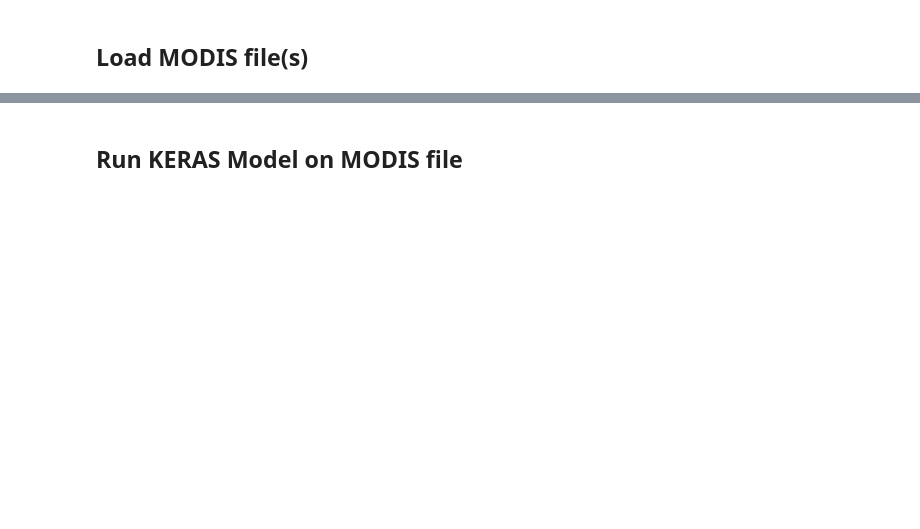
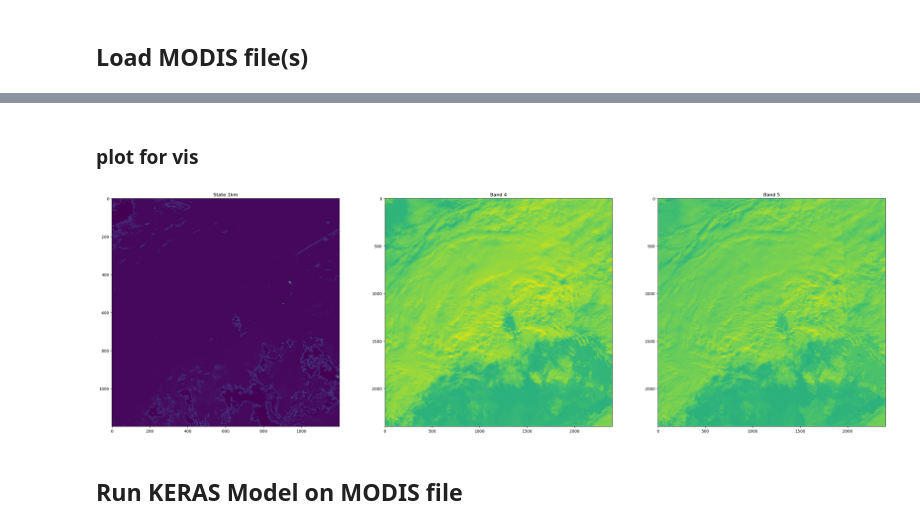
Before and after one commit to GebTorte/RS-Net, a Jupyter notebook: notebooks/sis_RunModelOnMODIS.ipynb, the cells around one changed output, grey strips where cells are left out. Saved outputs shown, nothing was run; the diff lists cells and outputs as text; code cells hidden in the pictures; blank space fills up the shorter version.

Commit message:
prepare MODIS TOA

```diff
--- a/notebooks/sis_RunModelOnMODIS.ipynb
+++ b/notebooks/sis_RunModelOnMODIS.ipynb
@@ -91,5 +91,6 @@ day1_subsets
  ('HDF4_EOS:EOS_GRID:"/media/mxh/Volume/SAT-DATA/MODIS_MOD09GA_GERITAFRA_31day_DEC2023/MOD09GA.A2023335.h18v04.061.2023340033530.hdf":MODIS_Grid_500m_2D:q_scan_1',
   '[2400x2400] q_scan_1 MODIS_Grid_500m_2D (8-bit unsigned integer)')]
 # %%
-day1_state_1km = gdal.Open('HDF4_EOS:EOS_GRID:"/media/mxh/Volume/SAT-DATA/MODIS_MOD09GA_GERITAFRA_31day_DEC2023/MOD09GA.A2023335.h18v04.061.2023340033530.hdf":MODIS_Grid_1km_2D:state_1km_1')
-day1_sur_refl_b06 = gdal.Open('HDF4_EOS:EOS_GRID:"/media/mxh/Volume/SAT-DATA/MODIS_MOD09GA_GERITAFRA_31day_DEC2023/MOD09GA.A2023335.h18v04.061.2023340033530.hdf":MODIS_Grid_500m_2D:sur_refl_b06_1')
+day1_state_1km = gdal.Open('HDF4_EOS:EOS_GRID:"/media/mxh/Volume/SAT-DATA/MODIS_MOD09GA_GERITAFRA_31day_DEC2023/MOD09GA.A2023335.h18v04.061.2023340033530.hdf":MODIS_Grid_1km_2D:state_1km_1').ReadAsArray()
+day1_sur_refl_b04 = gdal.Open('HDF4_EOS:EOS_GRID:"/media/mxh/Volume/SAT-DATA/MODIS_MOD09GA_GERITAFRA_31day_DEC2023/MOD09GA.A2023335.h18v04.061.2023340033530.hdf":MODIS_Grid_500m_2D:sur_refl_b04_1').ReadAsArray()
+day1_sur_refl_b05 = gdal.Open('HDF4_EOS:EOS_GRID:"/media/mxh/Volume/SAT-DATA/MODIS_MOD09GA_GERITAFRA_31day_DEC2023/MOD09GA.A2023335.h18v04.061.2023340033530.hdf":MODIS_Grid_500m_2D:sur_refl_b05_1').ReadAsArray()
@@ -97,0 +97,20 @@ day1_sur_refl_b06 = gdal.Open('HDF4_EOS:EOS_GRID:"/media/mxh/Volume/SAT-DATA/MOD
+# %% [markdown]
+### plot for vis
+# %%
+plt.figure(figsize=(35, 35))
+
+plt.subplot(1, 3, 1)
+plt.title('State 1km' )
+plt.imshow(day1_state_1km)
+
+plt.subplot(1, 3, 2)
+plt.title('Band 4')
+plt.imshow(day1_sur_refl_b04)
+
+plt.subplot(1, 3, 3)
+plt.title('Band 5' )
+plt.imshow(day1_sur_refl_b05)
+
+plt.show()
+# %% [output]
+[figure, added]
```
Also changed, not shown: parts of 4 cells of this notebook.
